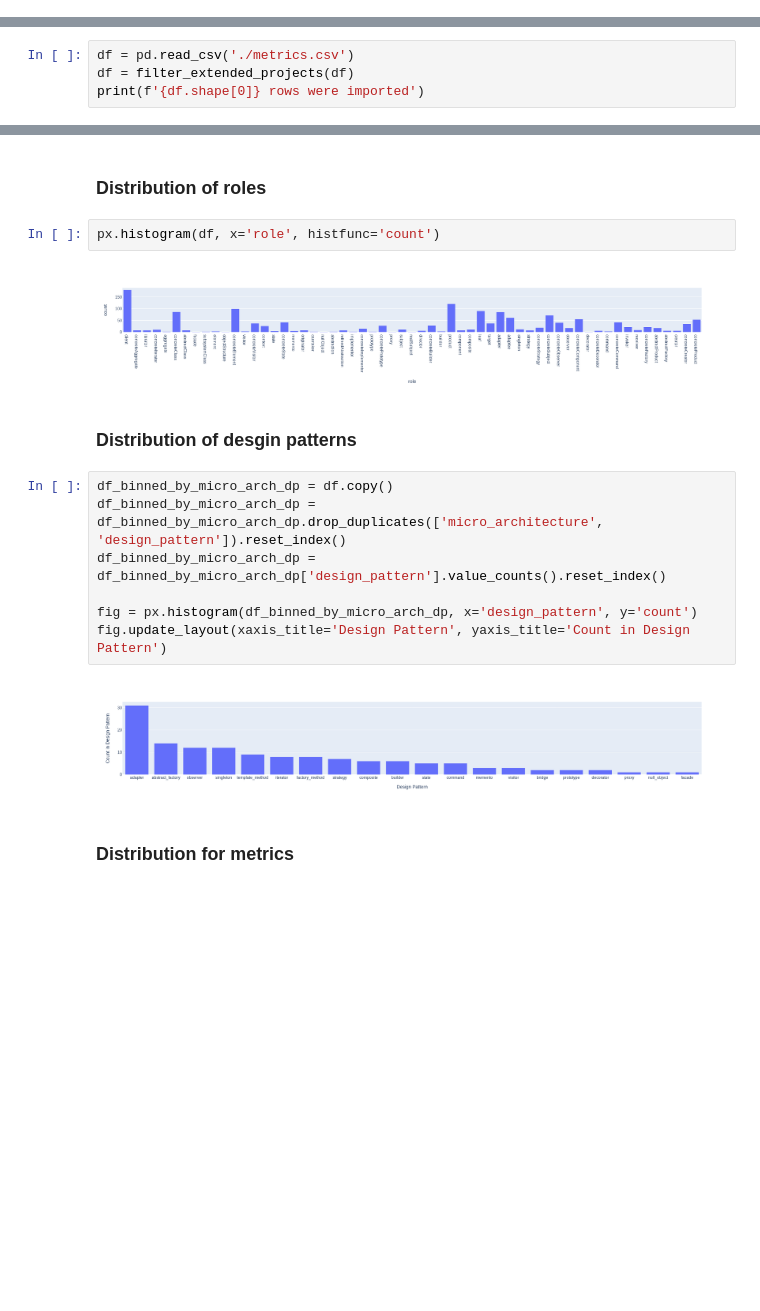
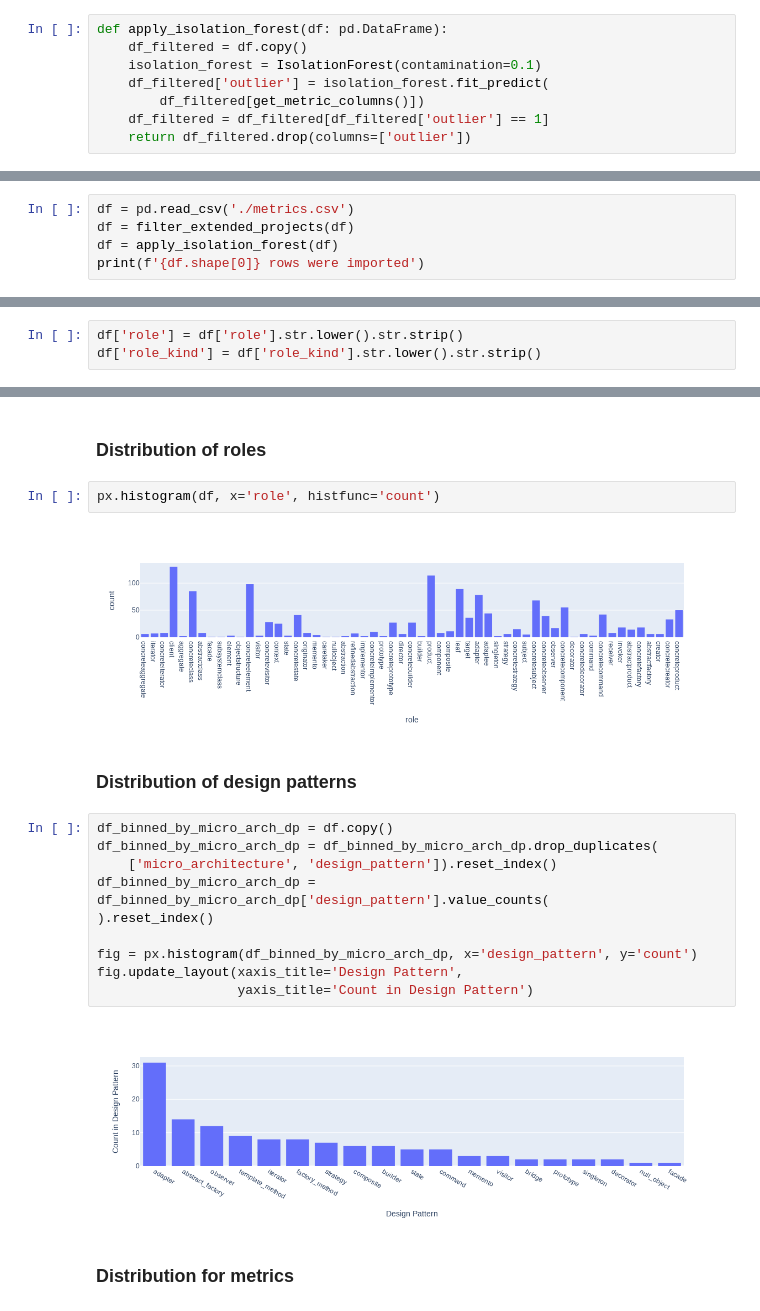
Before and after one commit to bongofriend/master_thesis, a Jupyter notebook: project/metrics.ipynb, the cells around one changed output, grey strips where cells are left out. Saved outputs shown, nothing was run; the diff lists cells and outputs as text; blank space fills up the shorter version.

```diff
--- a/project/metrics.ipynb
+++ b/project/metrics.ipynb
@@ -96,0 +125,8 @@ This approach aims to solve this by generating numerical characteristics for eac
+# %%
+def apply_isolation_forest(df: pd.DataFrame):
+    df_filtered = df.copy()
+    isolation_forest = IsolationForest(contamination=0.1)
+    df_filtered['outlier'] = isolation_forest.fit_predict(
+        df_filtered[get_metric_columns()])
+    df_filtered = df_filtered[df_filtered['outlier'] == 1]
+    return df_filtered.drop(columns=['outlier'])
@@ -99,5 +146,6 @@ This approach aims to solve this by generating numerical characteristics for eac
 # %%
 df = pd.read_csv('./metrics.csv')
 df = filter_extended_projects(df)
+df = apply_isolation_forest(df)
 print(f'{df.shape[0]} rows were imported')
 # %% [output]
@@ -105 +153,4 @@ print(f'{df.shape[0]} rows were imported')
+# %%
+df['role'] = df['role'].str.lower().str.strip()
+df['role_kind'] = df['role_kind'].str.lower().str.strip()
 # %%
@@ -141,18 +195,21 @@ interactive(children=(Dropdown(description='micro_arch', options=('micro_arch_64
 # %%
 px.histogram(df, x='role', histfunc='count')
 # %% [output]
-[figure, old version]
+[figure, new version]
 # %% [markdown]
-### Distribution of desgin patterns
+### Distribution of design patterns
 # %%
 df_binned_by_micro_arch_dp = df.copy()
-df_binned_by_micro_arch_dp = df_binned_by_micro_arch_dp.drop_duplicates(['micro_architecture', 'design_pattern']).reset_index()
-df_binned_by_micro_arch_dp = df_binned_by_micro_arch_dp['design_pattern'].value_counts().reset_index()
+df_binned_by_micro_arch_dp = df_binned_by_micro_arch_dp.drop_duplicates(
+    ['micro_architecture', 'design_pattern']).reset_index()
+df_binned_by_micro_arch_dp = df_binned_by_micro_arch_dp['design_pattern'].value_counts(
+).reset_index()
 
 fig = px.histogram(df_binned_by_micro_arch_dp, x='design_pattern', y='count')
-fig.update_layout(xaxis_title='Design Pattern', yaxis_title='Count in Design Pattern')
+fig.update_layout(xaxis_title='Design Pattern',
+                  yaxis_title='Count in Design Pattern')
 # %% [output]
-[figure, old version]
+[figure, new version]
 # %% [markdown]
 ### Distribution for metrics
 # %%
```
Also changed, not shown: parts of 21 cells of this notebook.
